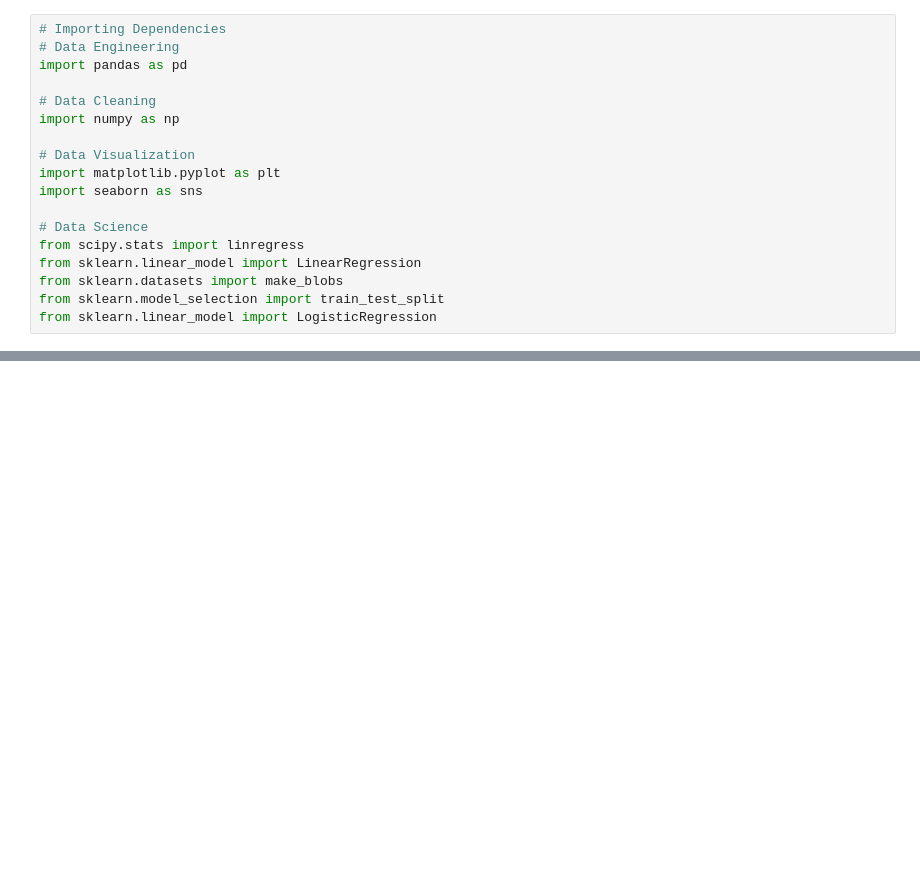
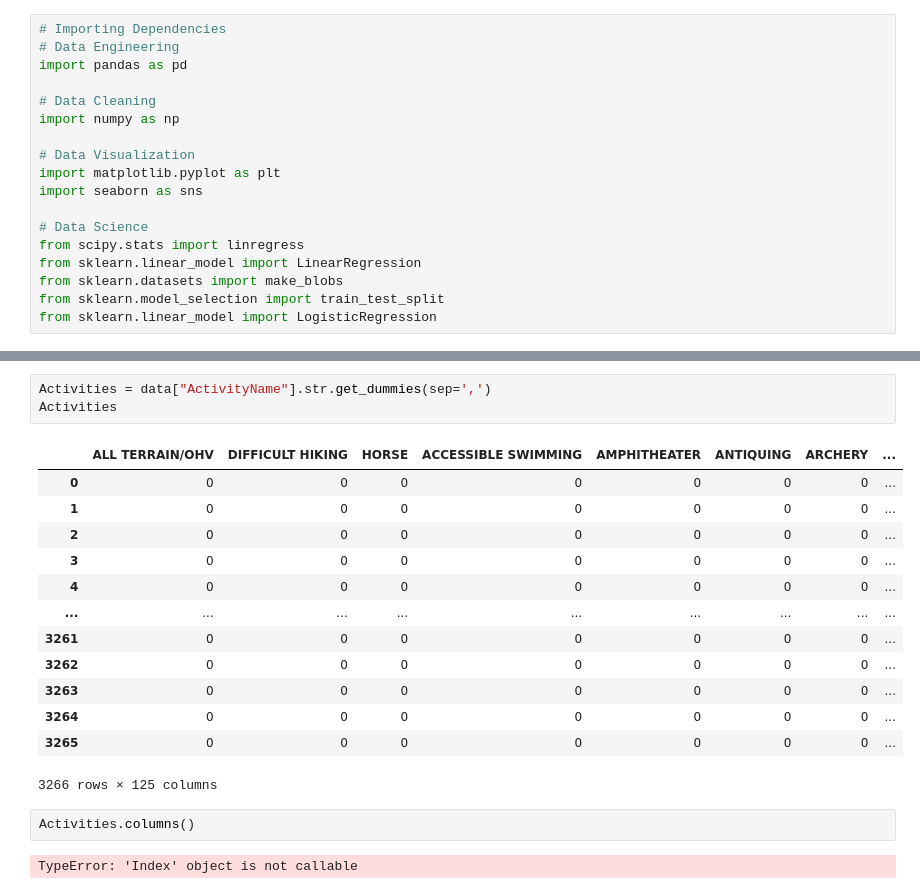
Before and after one commit to newbeadwork/Campground_Analysis_with_Machine_Learning, a Jupyter notebook: Data_Cleaning_File_SD.ipynb, the cells around one changed output, grey strips where cells are left out. Saved outputs shown, nothing was run; the diff lists cells and outputs as text; blank space fills up the shorter version.

```diff
--- a/Data_Cleaning_File_SD.ipynb
+++ b/Data_Cleaning_File_SD.ipynb
@@ -29,0 +33,21 @@ data.head()
+# %%
+Activities = data["ActivityName"].str.get_dummies(sep=',')
+Activities
+# %% [output]
+|  | ALL TERRAIN/OHV | DIFFICULT HIKING | HORSE | ACCESSIBLE SWIMMING | AMPHITHEATER | ANTIQUING | ARCHERY | ... |
+| 0 | 0 | 0 | 0 | 0 | 0 | 0 | 0 | ... |
+| 1 | 0 | 0 | 0 | 0 | 0 | 0 | 0 | ... |
+| 2 | 0 | 0 | 0 | 0 | 0 | 0 | 0 | ... |
+| 3 | 0 | 0 | 0 | 0 | 0 | 0 | 0 | ... |
+| 4 | 0 | 0 | 0 | 0 | 0 | 0 | 0 | ... |
+| ... | ... | ... | ... | ... | ... | ... | ... | ... |
+| 3261 | 0 | 0 | 0 | 0 | 0 | 0 | 0 | ... |
+| 3262 | 0 | 0 | 0 | 0 | 0 | 0 | 0 | ... |
+| 3263 | 0 | 0 | 0 | 0 | 0 | 0 | 0 | ... |
+| 3264 | 0 | 0 | 0 | 0 | 0 | 0 | 0 | ... |
+| 3265 | 0 | 0 | 0 | 0 | 0 | 0 | 0 | ... |
+3266 rows × 125 columns
+# %%
+Activities.columns()
+# %% [output]
+TypeError: 'Index' object is not callable
```
Also changed, not shown: parts of 7 cells of this notebook, 5 other files.
